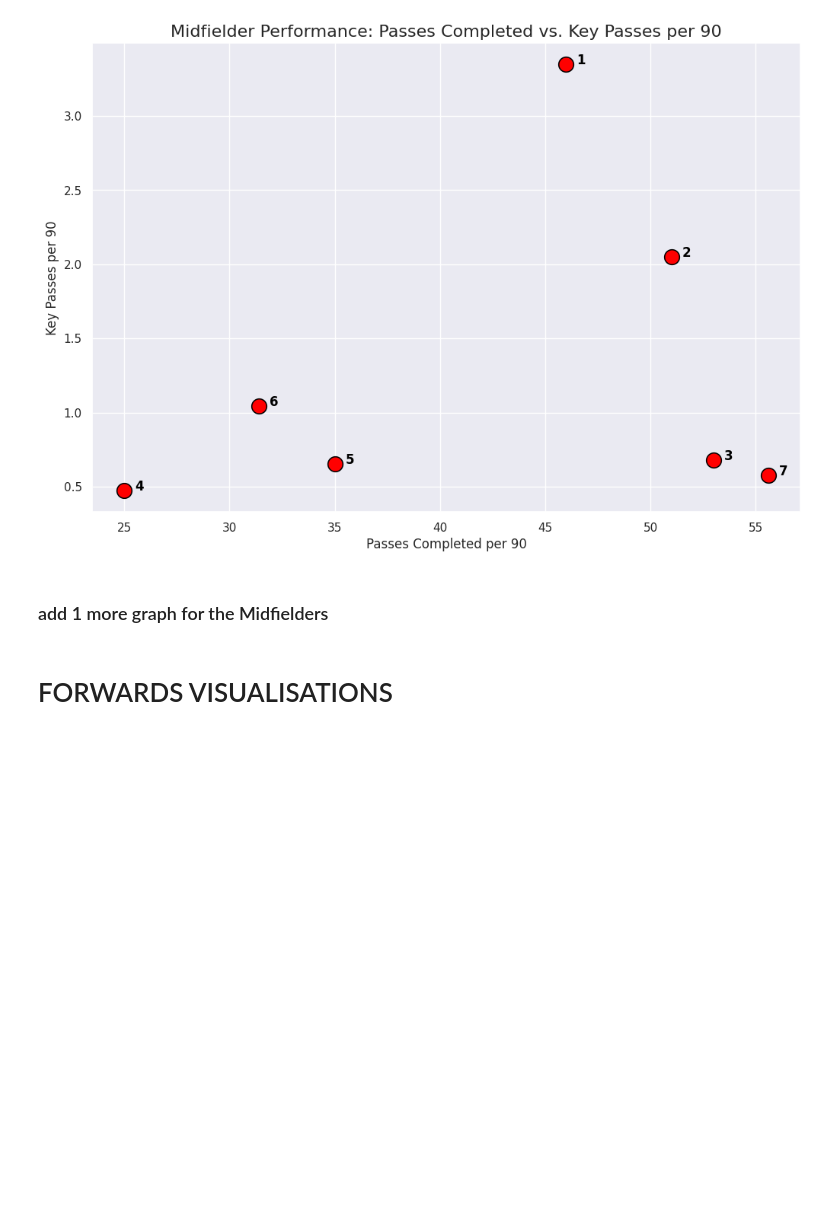
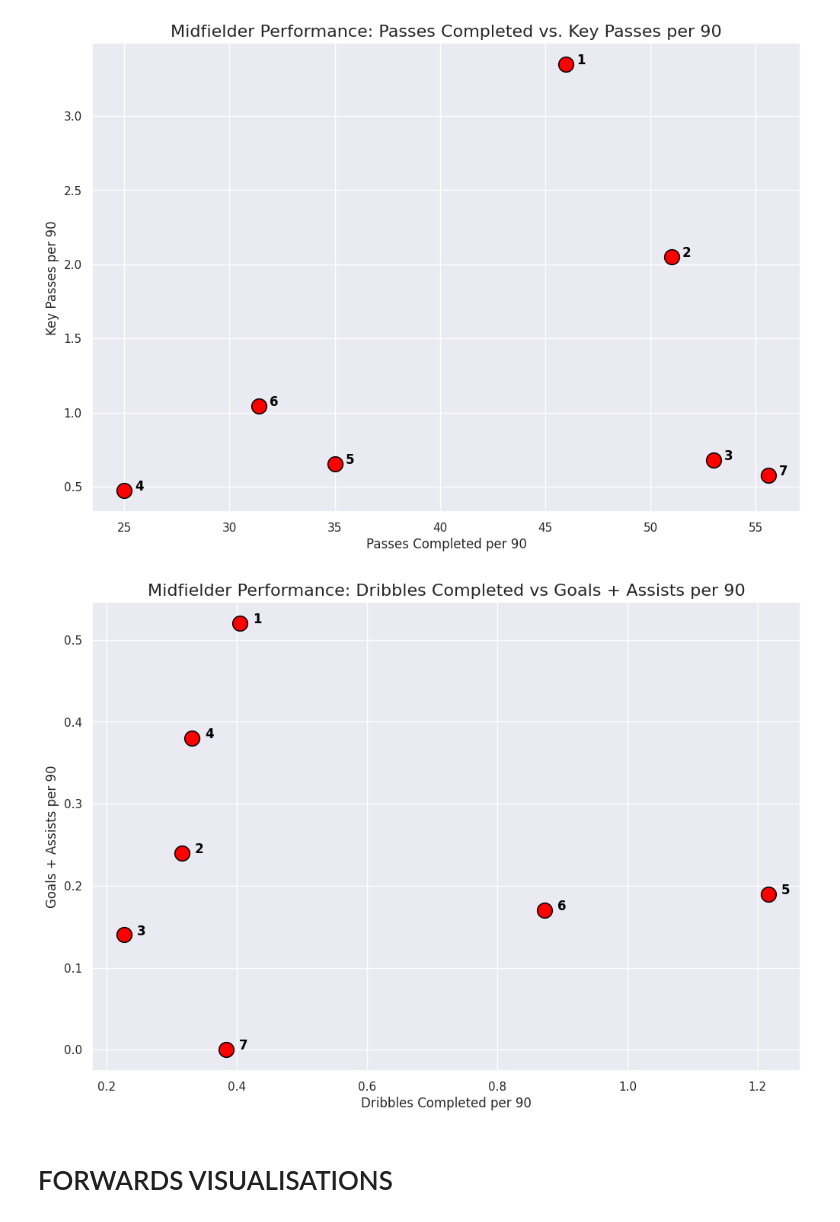
Before and after one commit to adjo202/Dissertasion_Code, a Jupyter notebook: traditional_statistical_methods.ipynb, the cells around one changed output. Cells and saved outputs as stored; diff of their text form; code cells hidden in the pictures; blank space fills up the shorter version.

```diff
--- a/traditional_statistical_methods.ipynb
+++ b/traditional_statistical_methods.ipynb
@@ -207,8 +207,30 @@ plt.grid(True, color='white')
 plt.show()
 # %% [output]
 [figure]
-# %% [markdown]
-### add 1 more graph for the Midfielders
+# %%
+plt.figure(figsize=(12, 8))
+sns.set(style='darkgrid')
+
+plot = sns.scatterplot(x='Dribbles Completed per 90', y='Goals + Assists per 90', data=midfielders_df,
+                       s=200, color="red", edgecolor='black')
+
+plt.title('Midfielder Performance: Dribbles Completed vs Goals + Assists per 90', fontsize=16)
+plt.xlabel('Dribbles Completed per 90', fontsize=12)
+plt.ylabel('Goals + Assists per 90', fontsize=12)
+
+for line in range(0, midfielders_df.shape[0]):
+    plot.text(midfielders_df['Dribbles Completed per 90'][line] + 0.02,
+              midfielders_df['Goals + Assists per 90'][line],
+              str(line + 1),
+              horizontalalignment='left',
+              size='medium',
+              color='black',
+              weight='semibold')
+
+plt.grid(True, color='white')
+plt.show()
+# %% [output]
+[figure, added]
 # %% [markdown]
 # FORWARDS VISUALISATIONS
 # %%
```
